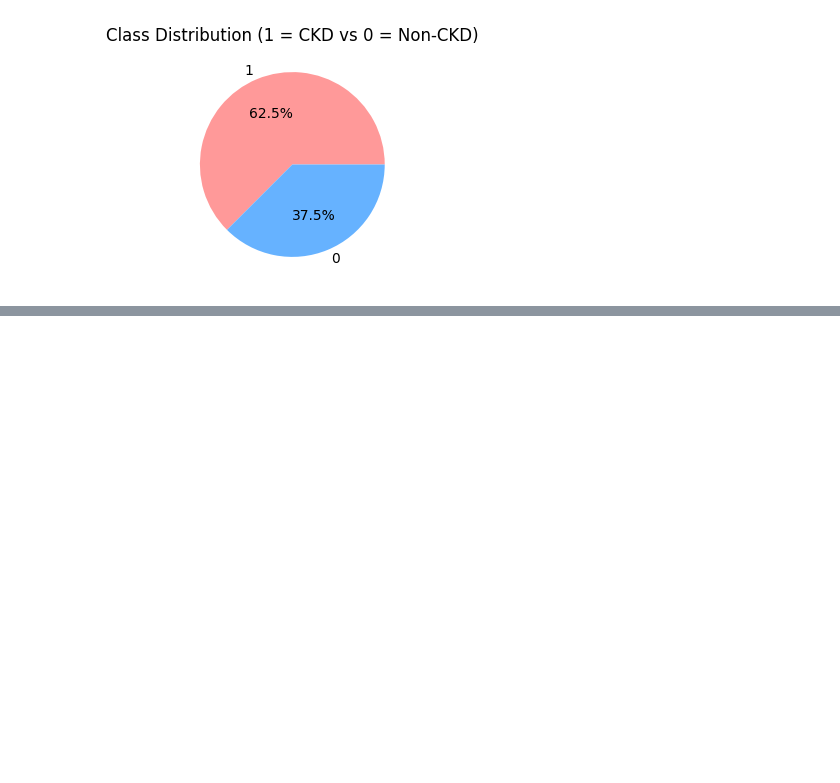
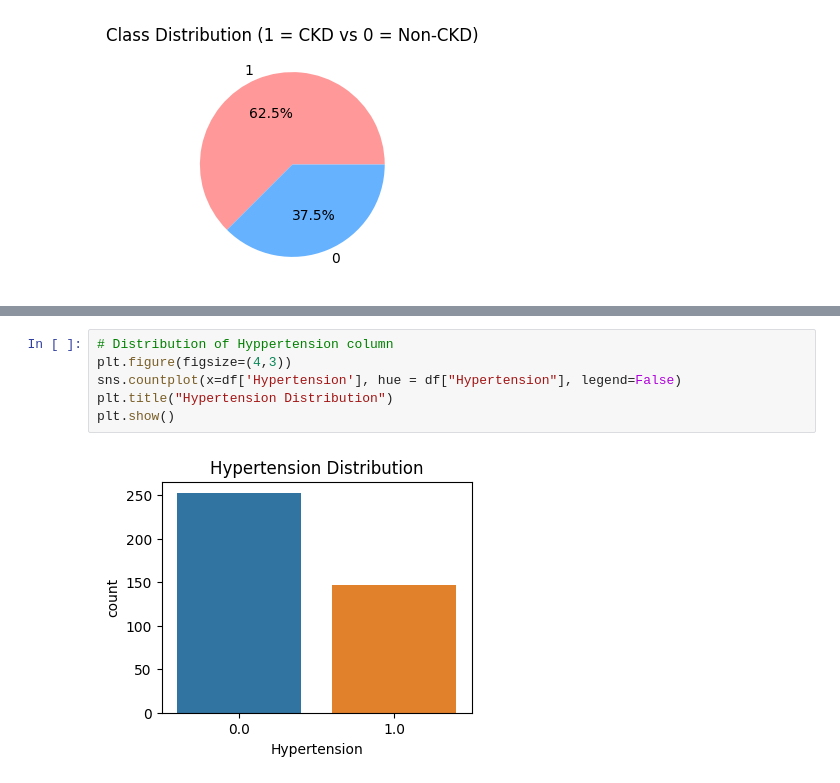
Before and after one commit to Angad143/HealthScope---A-Multi-Disease-Progression-and-Severity-Prediction-Platform, a Jupyter notebook: Kidney Disease Progression Prediction/Kidney_Disease_Prediction.ipynb, the cells around one changed output, grey strips where cells are left out. Drawn from its saved outputs; the diff is of its cells as text; blank space fills up the shorter version.

```diff
--- a/Kidney Disease Progression Prediction/Kidney_Disease_Prediction.ipynb
+++ b/Kidney Disease Progression Prediction/Kidney_Disease_Prediction.ipynb
@@ -238,0 +282,8 @@ plt.show()
+# %%
+# Distribution of Hyppertension column
+plt.figure(figsize=(4,3))
+sns.countplot(x=df['Hypertension'], hue = df["Hypertension"], legend=False)
+plt.title("Hypertension Distribution")
+plt.show()
+# %% [output]
+[figure, added]
```
Also changed, not shown: parts of 79 cells of this notebook.
